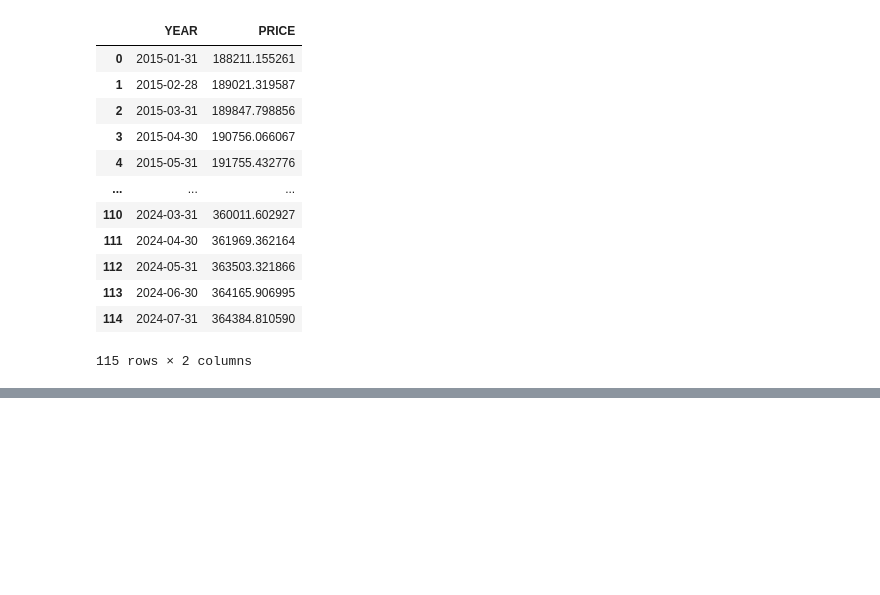
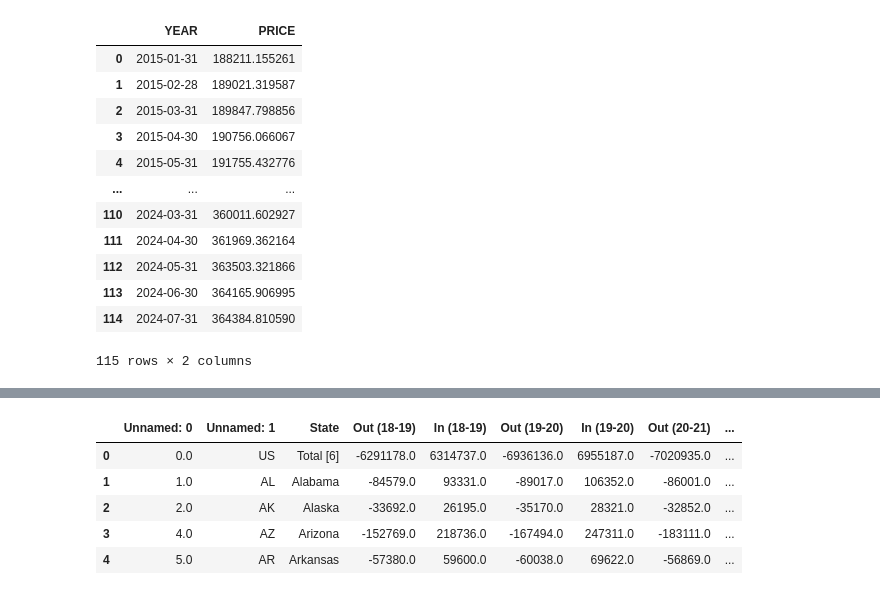
Before and after one commit to elgnol/RealEstate_Project_3, a Jupyter notebook: Analysis/Data_analysis_tatyana.ipynb, the cells around one changed output, grey strips where cells are left out. Saved outputs shown, nothing was run; the diff lists cells and outputs as text; code cells hidden in the pictures; blank space fills up the shorter version.

```diff
--- a/Analysis/Data_analysis_tatyana.ipynb
+++ b/Analysis/Data_analysis_tatyana.ipynb
@@ -863,0 +886,9 @@ just_US_swapped
+# %%
+state_migration.head()
+# %% [output]
+|  | Unnamed: 0 | Unnamed: 1 | State | Out (18-19) | In (18-19) | Out (19-20) | In (19-20) | Out (20-21) | ... |
+| 0 | 0.0 | US | Total [6] | -6291178.0 | 6314737.0 | -6936136.0 | 6955187.0 | -7020935.0 | ... |
+| 1 | 1.0 | AL | Alabama | -84579.0 | 93331.0 | -89017.0 | 106352.0 | -86001.0 | ... |
+| 2 | 2.0 | AK | Alaska | -33692.0 | 26195.0 | -35170.0 | 28321.0 | -32852.0 | ... |
+| 3 | 4.0 | AZ | Arizona | -152769.0 | 218736.0 | -167494.0 | 247311.0 | -183111.0 | ... |
+| 4 | 5.0 | AR | Arkansas | -57380.0 | 59600.0 | -60038.0 | 69622.0 | -56869.0 | ... |
```
Also changed, not shown: parts of 16 cells of this notebook.
